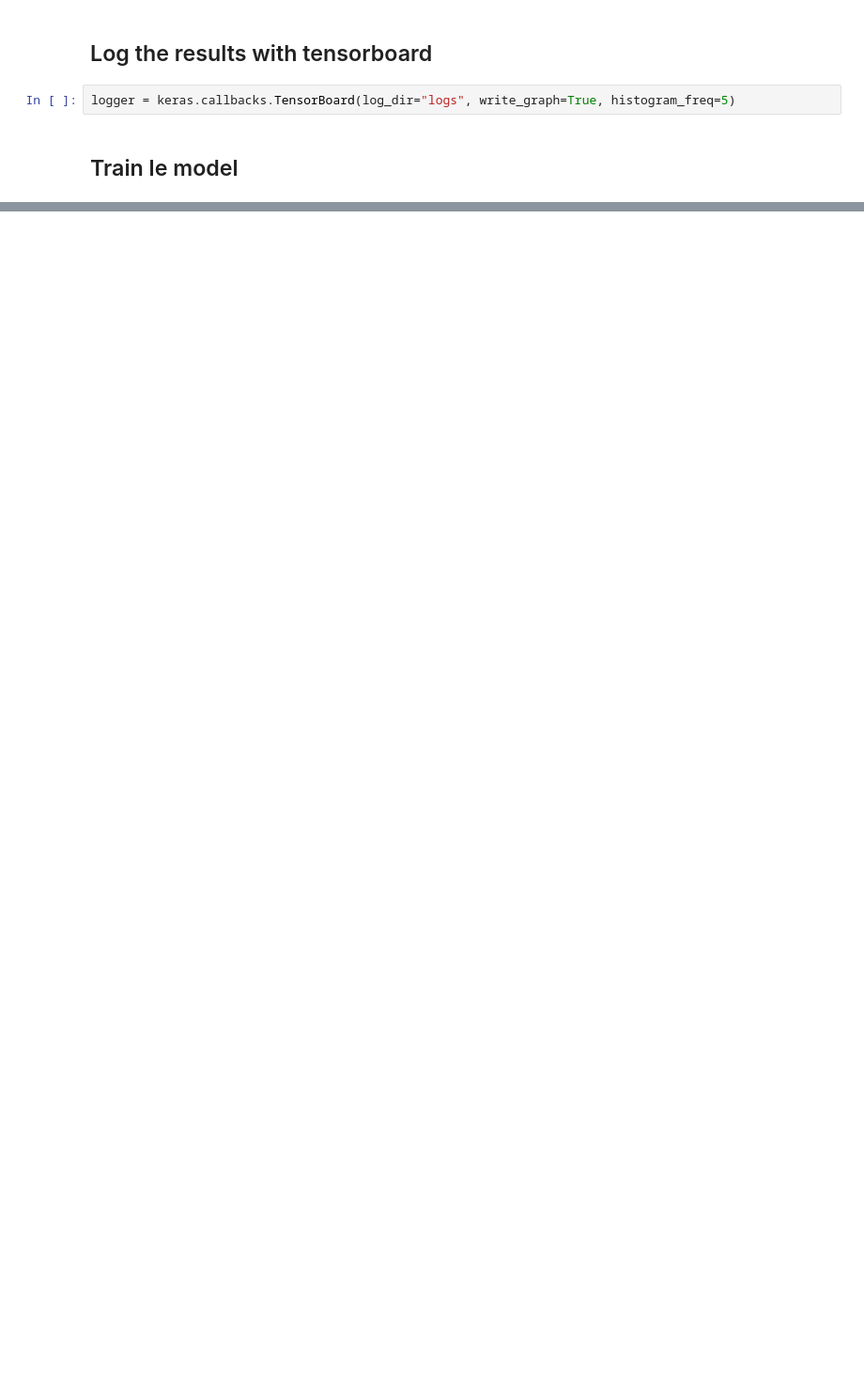
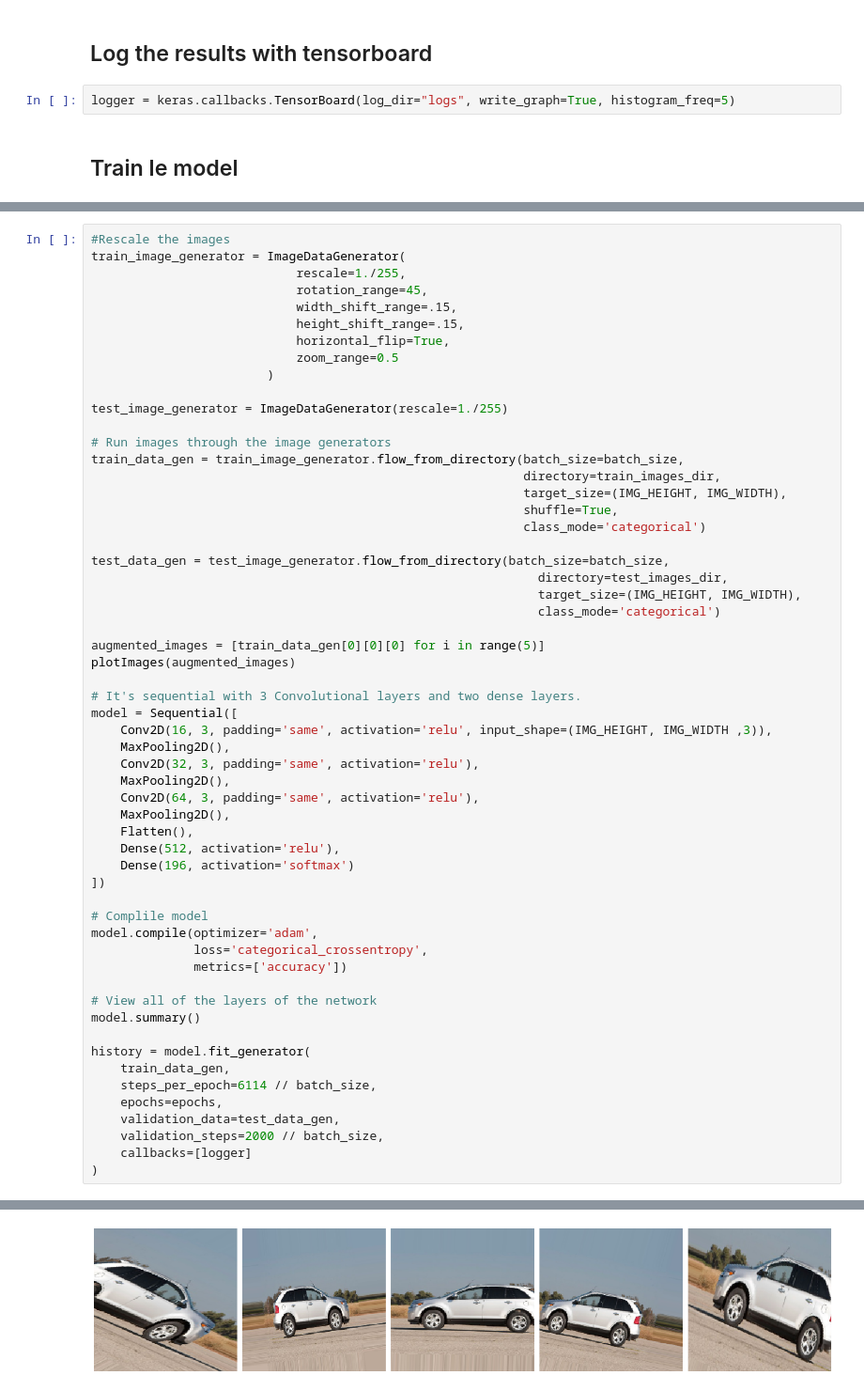
Before and after one commit to sampiecz/AI_Group_Project, a Jupyter notebook: AI_Group_Project.ipynb, the cells around one changed output, grey strips where cells are left out. Shown at 94% size. Saved outputs shown, nothing was run; the diff lists cells and outputs as text; blank space fills up the shorter version.

```diff
--- a/AI_Group_Project.ipynb
+++ b/AI_Group_Project.ipynb
@@ -194,0 +203,58 @@ Epoch 15/15
+# %%
+#Rescale the images
+train_image_generator = ImageDataGenerator(
+                            rescale=1./255,
+                            rotation_range=45,
+                            width_shift_range=.15,
+                            height_shift_range=.15,
+                            horizontal_flip=True,
+                            zoom_range=0.5
+                        )
+
+test_image_generator = ImageDataGenerator(rescale=1./255)
+
+# Run images through the image generators
+train_data_gen = train_image_generator.flow_from_directory(batch_size=batch_size,
+                                                           directory=train_images_dir,
+                                                           target_size=(IMG_HEIGHT, IMG_WIDTH),
+                                                           shuffle=True,
+                                                           class_mode='categorical')
+
+test_data_gen = test_image_generator.flow_from_directory(batch_size=batch_size,
+                                                             directory=test_images_dir,
+                                                             target_size=(IMG_HEIGHT, IMG_WIDTH),
+                                                             class_mode='categorical')
+
+augmented_images = [train_data_gen[0][0][0] for i in range(5)]
+plotImages(augmented_images)
+
+# It's sequential with 3 Convolutional layers and two dense layers.
+model = Sequential([
+    Conv2D(16, 3, padding='same', activation='relu', input_shape=(IMG_HEIGHT, IMG_WIDTH ,3)),
+    MaxPooling2D(),
+    Conv2D(32, 3, padding='same', activation='relu'),
+    MaxPooling2D(),
+    Conv2D(64, 3, padding='same', activation='relu'),
+    MaxPooling2D(),
+    Flatten(),
+    Dense(512, activation='relu'),
+    Dense(196, activation='softmax')
+])
+
+# Complile model
+model.compile(optimizer='adam',
+              loss='categorical_crossentropy',
+              metrics=['accuracy'])
+
+# View all of the layers of the network
+model.summary()
+
+history = model.fit_generator(
+    train_data_gen,
+    steps_per_epoch=6114 // batch_size,
+    epochs=epochs,
+    validation_data=test_data_gen,
+    validation_steps=2000 // batch_size,
+    callbacks=[logger]
+)
+# %% [output]
@@ -194,0 +263 @@ Epoch 15/15
+[figure, added]
```
Also changed, not shown: parts of 14 cells of this notebook, 44 other files.
